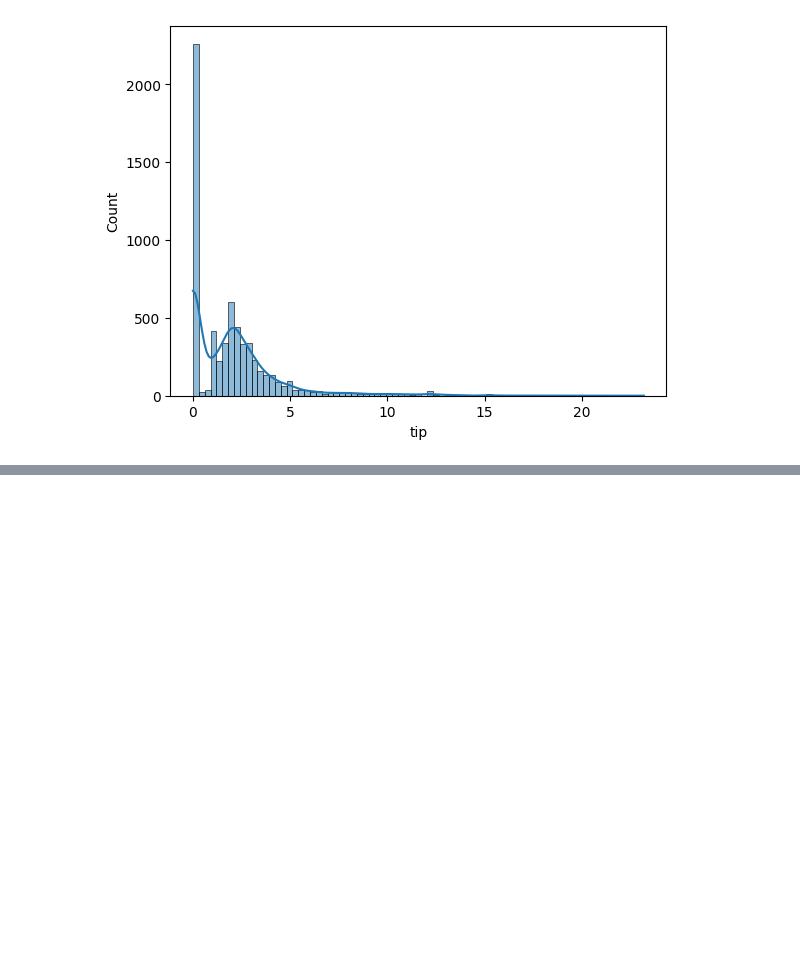
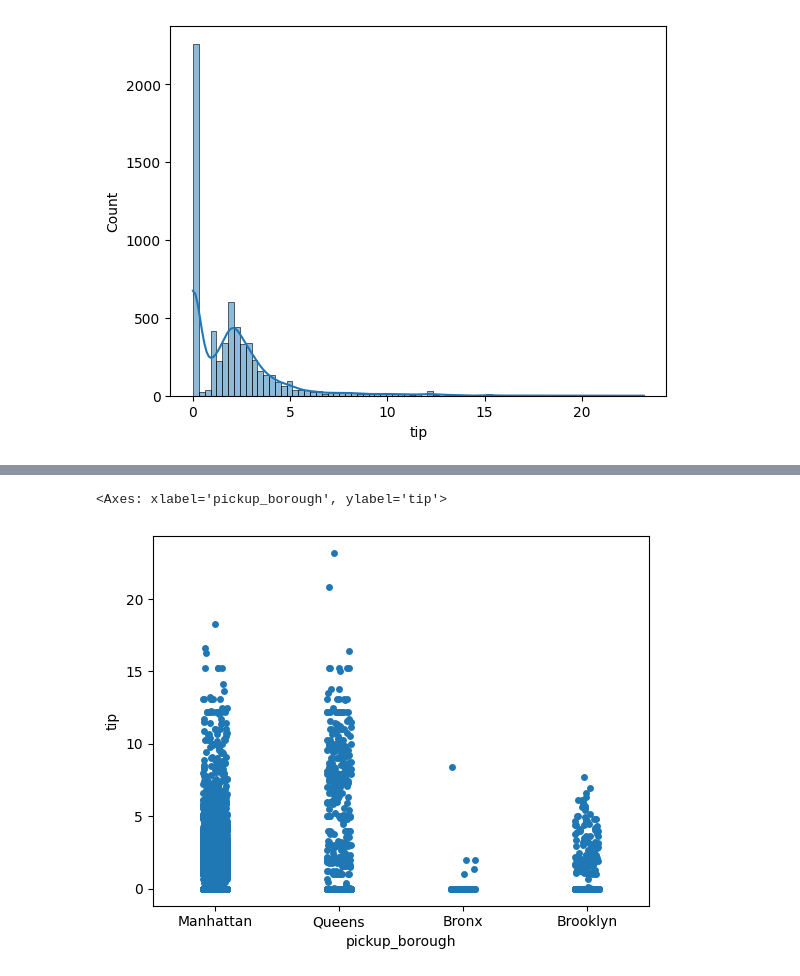
Before and after one commit to vishnuvardhanethineni/MachineLearning, a Jupyter notebook: regression.ipynb, the cells around one changed output, grey strips where cells are left out. Drawn from its saved outputs; the diff is of its cells as text; code cells hidden in the pictures; blank space fills up the shorter version.

```diff
--- a/regression.ipynb
+++ b/regression.ipynb
@@ -201,0 +229,5 @@ plt.show()
+# %%
+sns.stripplot(x='pickup_borough',y='tip',data=df)
+# %% [output]
+<Axes: xlabel='pickup_borough', ylabel='tip'>
+[figure, added]
```
Also changed, not shown: parts of 19 cells of this notebook.
